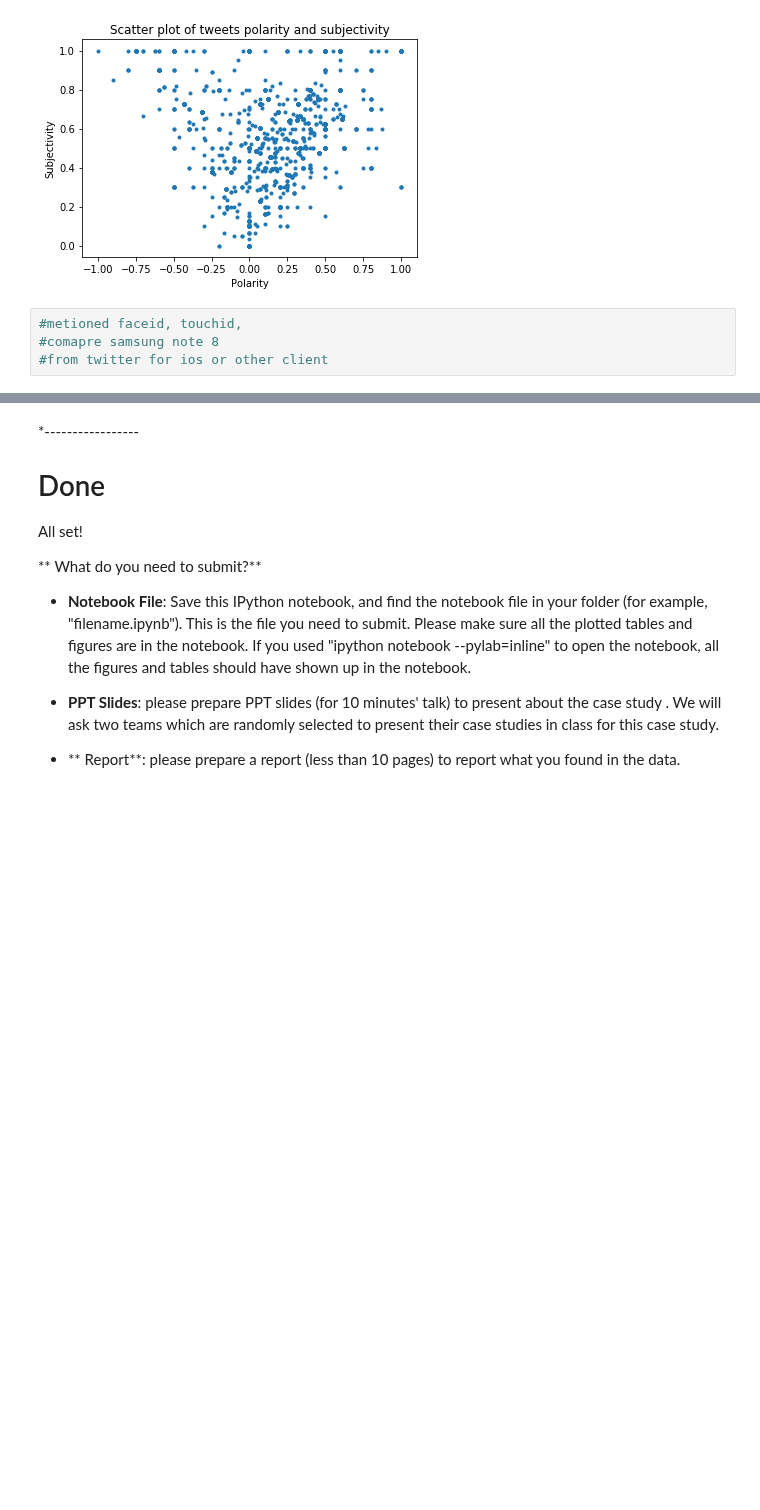
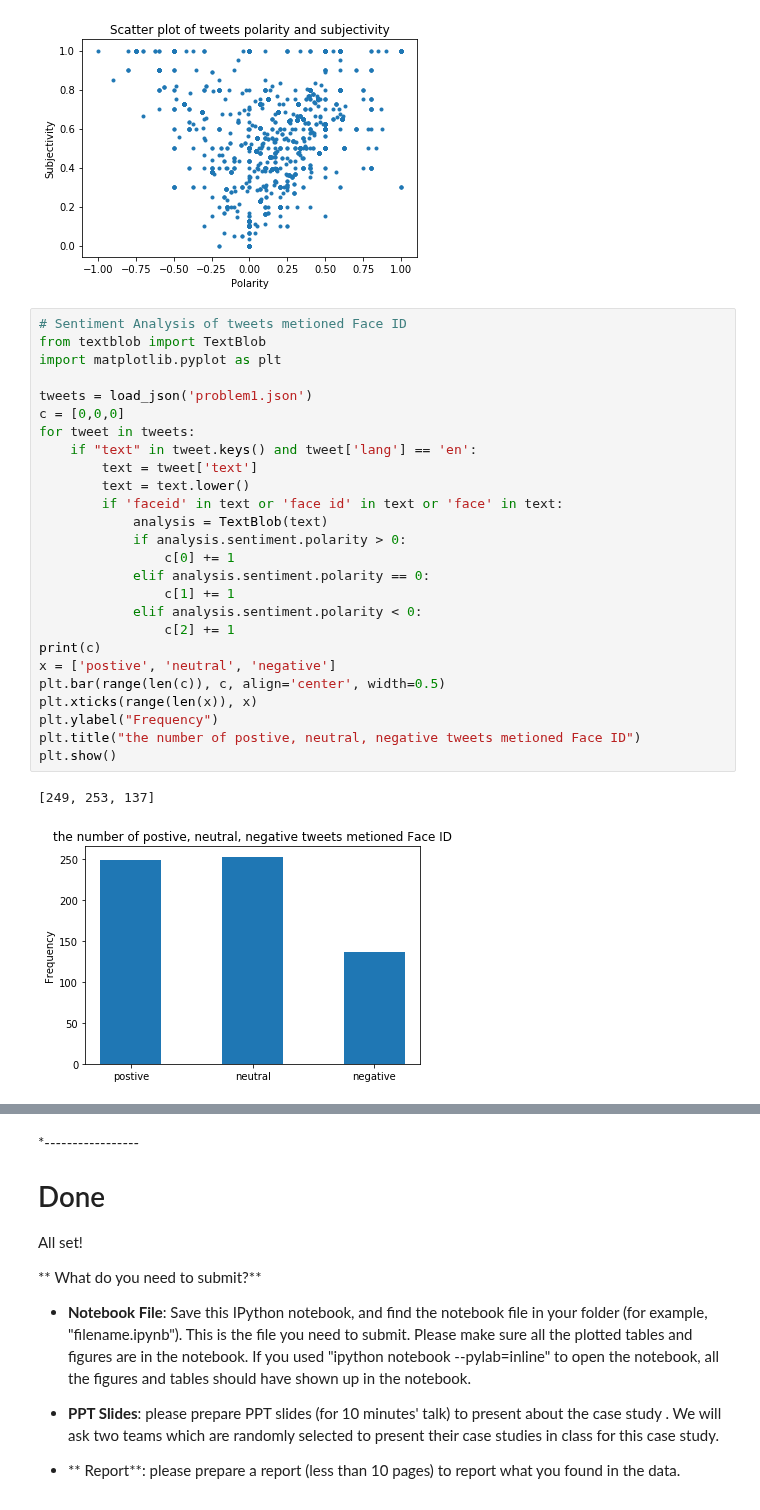
Before and after one commit to tianhaopx/Case-Study-of-Data-Science, a Jupyter notebook: CaseStudy1.ipynb, the cells around one changed output, grey strips where cells are left out. Drawn from its saved outputs; the diff is of its cells as text; blank space fills up the shorter version.

```diff
--- a/CaseStudy1.ipynb
+++ b/CaseStudy1.ipynb
@@ -637,7 +637,32 @@ plt.title("Scatter plot of tweets polarity and subjectivity")
 plt.show()
 # %% [output]
 [figure]
-# %%
-#metioned faceid, touchid,
-#comapre samsung note 8
-#from twitter for ios or other client
+# %%
+# Sentiment Analysis of tweets metioned Face ID
+from textblob import TextBlob
+import matplotlib.pyplot as plt
+
+tweets = load_json('problem1.json')
+c = [0,0,0]
+for tweet in tweets:
+    if "text" in tweet.keys() and tweet['lang'] == 'en':
+        text = tweet['text']
+        text = text.lower()
+        if 'faceid' in text or 'face id' in text or 'face' in text:
+            analysis = TextBlob(text)
+            if analysis.sentiment.polarity > 0:
+                c[0] += 1
+            elif analysis.sentiment.polarity == 0:
+                c[1] += 1
+            elif analysis.sentiment.polarity < 0:
+                c[2] += 1
+print(c)
+x = ['postive', 'neutral', 'negative']
+plt.bar(range(len(c)), c, align='center', width=0.5)
+plt.xticks(range(len(x)), x)
+plt.ylabel("Frequency")
+plt.title("the number of postive, neutral, negative tweets metioned Face ID")
+plt.show()
+# %% [output]
+[249, 253, 137]
+[figure, added]
```
Also changed, not shown: parts of 1 cell of this notebook.
